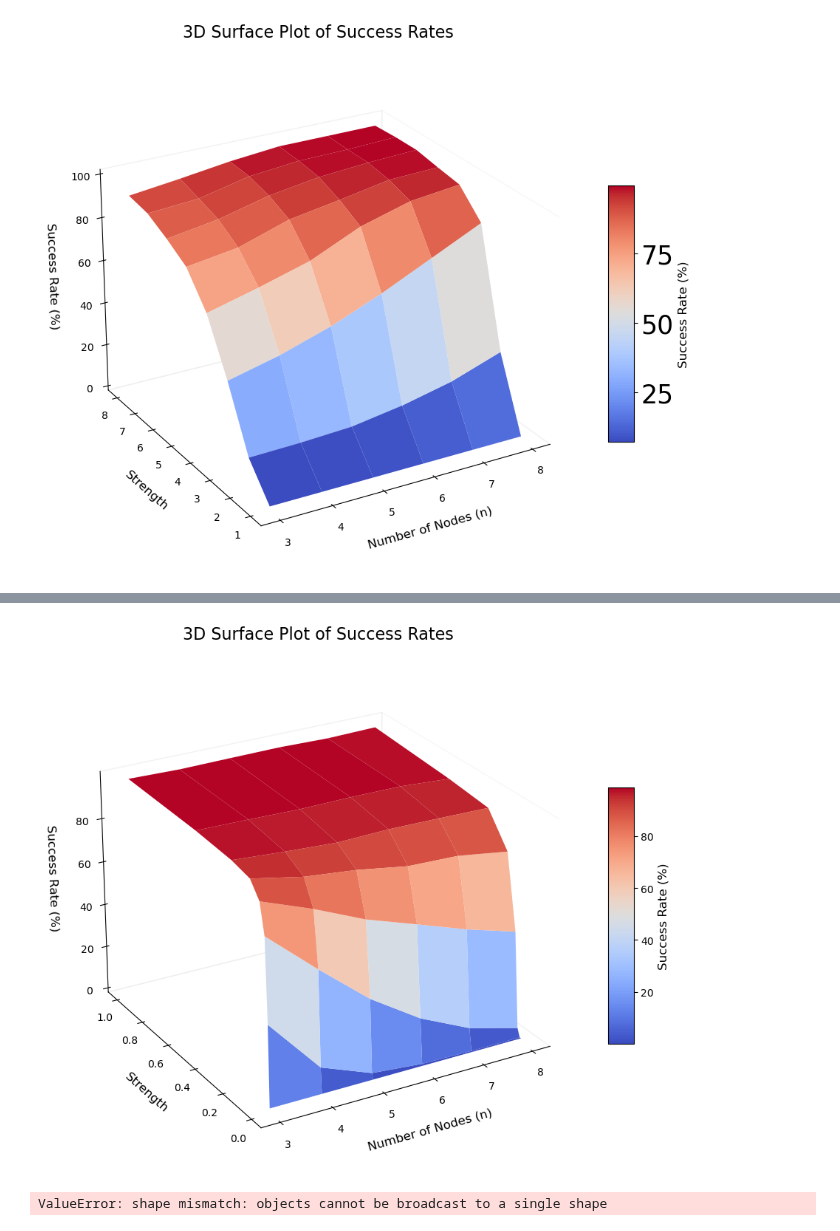
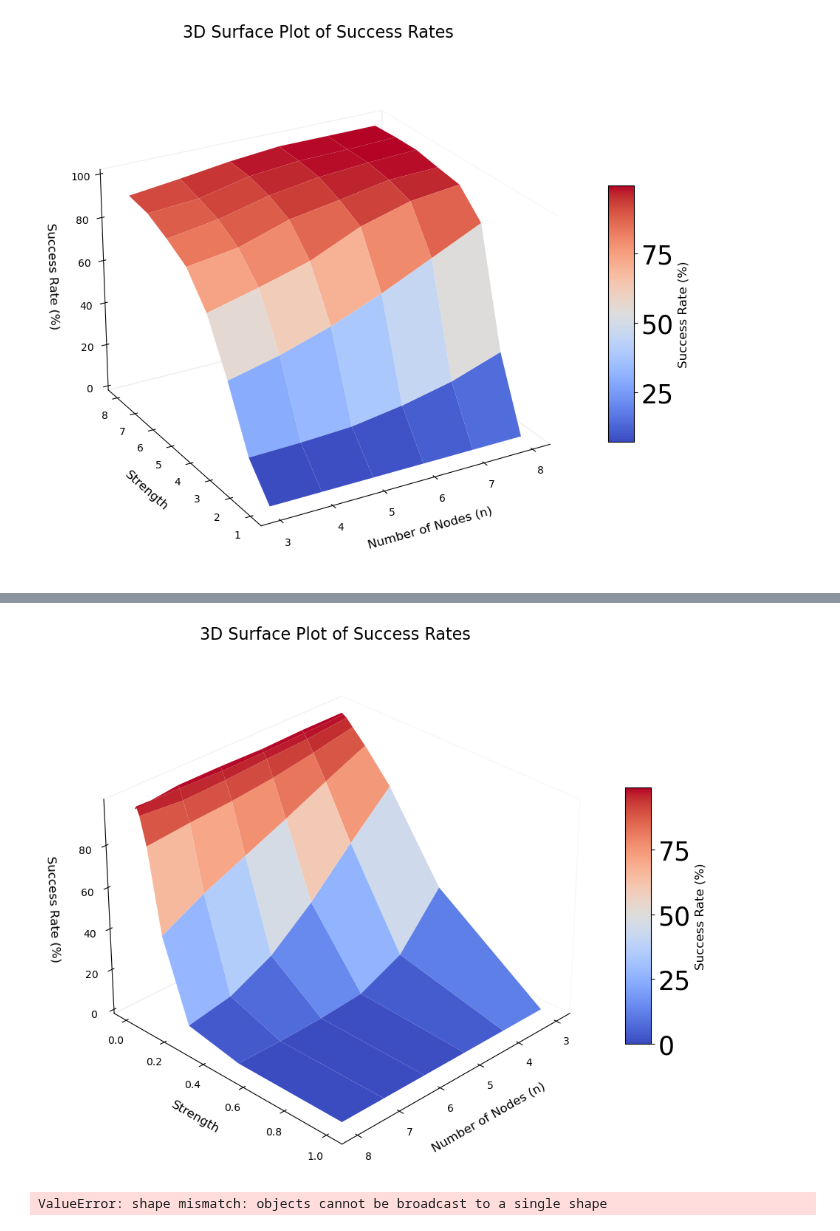
Before and after one commit to RamanEbrahimi/Research, a Jupyter notebook: MultilayerGame/generate_p_matrix.ipynb, the cells around one changed output, grey strips where cells are left out. Drawn from its saved outputs; the diff is of its cells as text; code cells hidden in the pictures.

Commit message:
get rotated

```diff
--- a/MultilayerGame/generate_p_matrix.ipynb
+++ b/MultilayerGame/generate_p_matrix.ipynb
@@ -391,7 +383,7 @@ plt.show()
 iterations = 5000
 n_list = [3, 4, 5, 6, 7, 8]
 kappa = 0.5
-strength = 0.125  # Example strength value
+strength = 0.5  # Example strength value
 
 plt.rcParams.update({'font.size': 25})  # Sets the default font size to 16
 
@@ -428,11 +420,11 @@ for n in n_list:
             p_matrix_total_count += 1
         if condition & (not result):
             false_negative += 1
-            print(G1)
-            print(G2)
-            print(G)
-            print('---')
-            break
+            # print(G1)
+            # print(G2)
+            # print(G)
+            # print('---')
+            # break
 
     condition_help_list.append(condition_help_count)
     p_matrix_total_list.append(p_matrix_total_count)
@@ -540,49 +516,57 @@ plt.show()
 # %%
-# # Example data
-# n = np.array([3, 4, 5, 6, 7, 8])
-# strengths = np.array([1, 0.5, 0.25, 0.125, 0.0625, 0.03125, 0.015625, 0.0078125])
-# success_rates = np.array(percent_success_by_strength)
 
-# # Create meshgrid for n and strengths
-# N, Strengths = np.meshgrid(n, strengths[::-1])
+# Example data
+n = np.array([3, 4, 5, 6, 7, 8])
+strengths = np.array([0.0078125, 0.015625, 0.03125, 0.0625, 0.125, 0.25, 0.5, 1])
+success_rates = np.array(percent_success_by_strength)
 
-# # Create 3D plot
-# fig = plt.figure(figsize=(12, 9))
-# ax = fig.add_subplot(111, projection='3d')
+# flip the success rates array
+success_rates = np.flip(success_rates, axis=0)
 
-# # Surface plot with colormap and shading
-# surface = ax.plot_surface(N, Strengths, success_rates, cmap=cm.coolwarm, edgecolor='none', linewidth=0, antialiased=True)
-# surface.set_facecolor((1.0, 1.0, 1.0, 0))  # Transparent faces
+# Create meshgrid for n and strengths
+N, Strengths = np.meshgrid(n, strengths)
 
-# # Lighting effect
-# ax.view_init(elev=25, azim=-120)  # Adjust viewing angle for better perspective
+# Create 3D plot
+fig = plt.figure(figsize=(12, 9))
+ax = fig.add_subplot(111, projection='3d')
 
-# # Add color bar which maps values to colors
-# cbar = fig.colorbar(surface, ax=ax, shrink=0.5, aspect=10)
-# cbar.set_label('Success Rate (%)', fontsize=12)
+# Surface plot with colormap and shading
+surface = ax.plot_surface(N, Strengths, success_rates, cmap=cm.coolwarm, edgecolor='none', linewidth=0, antialiased=True)
+surface.set_facecolor((1.0, 1.0, 1.0, 0))  # Transparent faces
 
-# # Setting labels
-# ax.set_xlabel('Number of Nodes (n)', labelpad=10, fontsize=12)
-# ax.set_ylabel('Strength', labelpad=10, fontsize=12)
-# ax.set_zlabel('Success Rate (%)', labelpad=10, fontsize=12)
+# Lighting effect
+ax.view_init(elev=25, azim=-120)  # Adjust viewing angle for better perspective
 
-# # Set title
-# ax.set_title('3D Surface Plot of Success Rates', pad=20, fontsize=16)
+# Add color bar which maps values to colors
+cbar = fig.colorbar(surface, ax=ax, shrink=0.5, aspect=10)
+cbar.set_label('Success Rate (%)', fontsize=12)
 
-# # Enhance tick labels size
-# ax.tick_params(axis='both', which='major', labelsize=10)
+# Setting labels
+ax.set_xlabel('Number of Nodes (n)', labelpad=10, fontsize=12)
+ax.set_ylabel('Strength', labelpad=10, fontsize=12)
+ax.set_zlabel('Success Rate (%)', labelpad=10, fontsize=12)
 
-# # Remove gridlines and background to make it cleaner
-# ax.xaxis.pane.fill = False
-# ax.yaxis.pane.fill = False
-# ax.zaxis.pane.fill = False
-# ax.grid(False)
+# Set title
+ax.set_title('3D Surface Plot of Success Rates', pad=20, fontsize=16)
 
-# # Show plot
-# plt.savefig('multiplex-prop-pos-3d.png', dpi=60)
-# plt.show()
+# Enhance tick labels size
+ax.tick_params(axis='both', which='major', labelsize=10)
+
+
+# Remove gridlines and background to make it cleaner
+ax.xaxis.pane.fill = False
+ax.yaxis.pane.fill = False
+ax.zaxis.pane.fill = False
+ax.grid(False)
+
+# Rotate the plot
+ax.view_init(elev=30, azim=45)  # Set the elevation and azimuth angles
+
+# Show plot
+plt.savefig('multiplex-prop-pos-3d.png', dpi=60)
+plt.show()
 # %% [output]
-[figure, old version]
+[figure, new version]
 # %%
 def plot_for_strength_4(ax, n_list, iterations, kappa):
     # Example code for strength = 4
```
Also changed, not shown: parts of 6 cells of this notebook, 3 other files.
